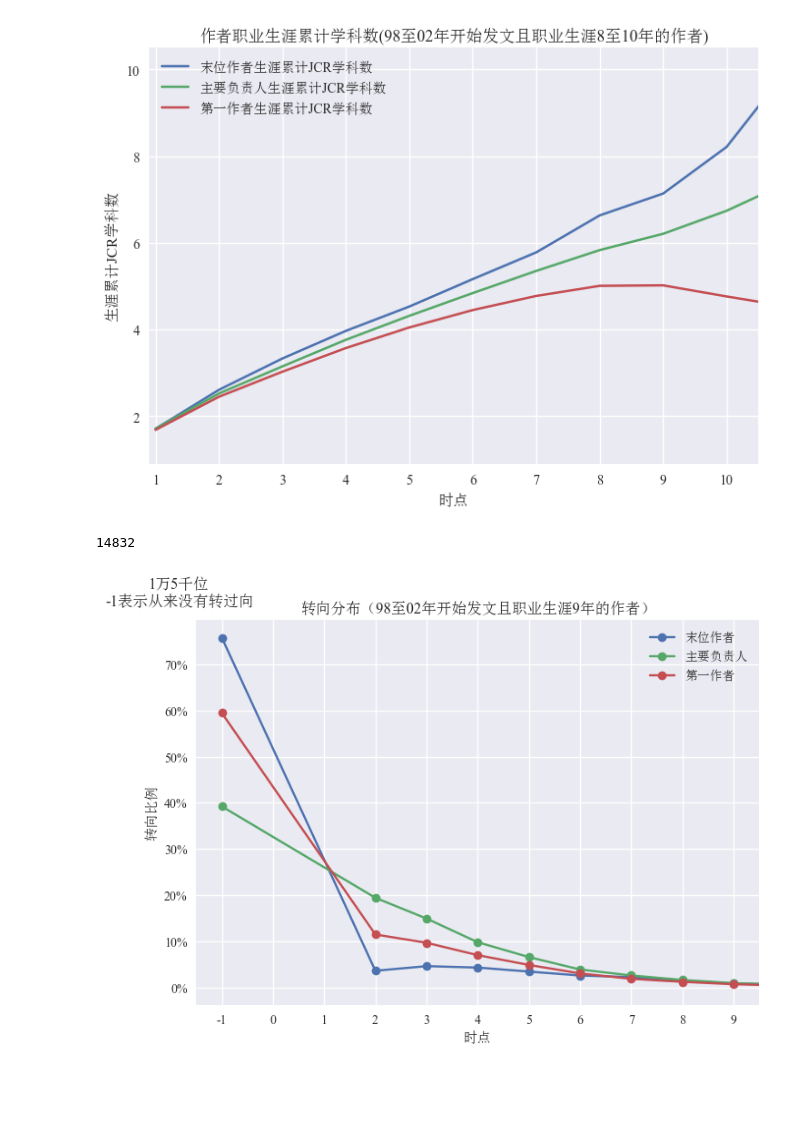
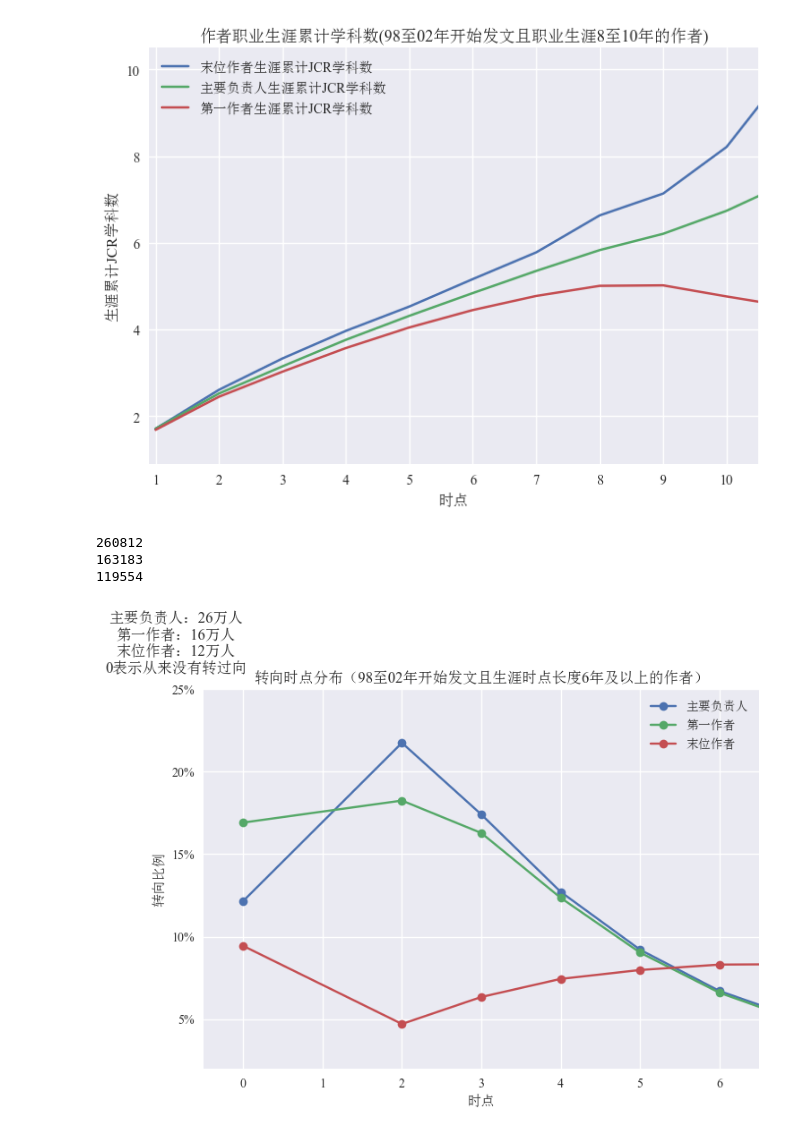
Before and after one commit to jiaweixu98/CrossBoundaryPerspective_InterdisciplinaryResearch, a Jupyter notebook: turningpoint/easyDraw.ipynb, the cells around one changed output. Cells and saved outputs as stored; diff of their text form; code cells hidden in the pictures; blank space fills up the shorter version.

```diff
--- a/turningpoint/easyDraw.ipynb
+++ b/turningpoint/easyDraw.ipynb
@@ -290,36 +290,41 @@ plt.show()
 # %% [output]
 [figure]
 # %%
-KeyBreakthroughCounter98_02_9=pk.load(open('../../DataCrossBoundaryPerspective_InterdisciplinaryResearch/KeyBreakthroughCounter98_02_9.pk', 'rb'))
-FirstBreakthroughCounter98_02_9=pk.load(open('../../DataCrossBoundaryPerspective_InterdisciplinaryResearch/FirstBreakthroughCounter98_02_9.pk', 'rb'))
-LastBreakthroughCounter98_02_9=pk.load(open('../../DataCrossBoundaryPerspective_InterdisciplinaryResearch/LastBreakthroughCounter98_02_9.pk', 'rb'))
+# 真实时间跨度，6年及以上； 98-02年出道
+KeyBreakthroughCounter98_02_True6plus=pk.load(open('../../DataCrossBoundaryPerspective_InterdisciplinaryResearch/KeyBreakthroughCounter98_02_True6plus.pk', 'rb'))
+FirstBreakthroughCounter98_02_True6plus=pk.load(open('../../DataCrossBoundaryPerspective_InterdisciplinaryResearch/FirstBreakthroughCounter98_02_True6plus.pk', 'rb'))
+LastBreakthroughCounter98_02_True6plus=pk.load(open('../../DataCrossBoundaryPerspective_InterdisciplinaryResearch/LastBreakthroughCounter98_02_True6plus.pk', 'rb'))
 
+years1 , KeyNum = zip(*sorted(KeyBreakthroughCounter98_02_True6plus.items()))
+years2 , FirstNum = zip(*sorted(FirstBreakthroughCounter98_02_True6plus.items()))
+years3 , LastNum = zip(*sorted(LastBreakthroughCounter98_02_True6plus.items()))
+print(sum(KeyNum))
+print(sum(FirstNum))
+print(sum(LastNum))
 
-
-years1 , KeyNum = zip(*sorted(KeyBreakthroughCounter98_02_9.items()))
-years2 , FirstNum = zip(*sorted(FirstBreakthroughCounter98_02_9.items()))
-years3 , LastNum = zip(*sorted(LastBreakthroughCounter98_02_9.items()))
-print(sum(KeyNum))
 fig, ax = plt.subplots()
-ax.plot(years3,np.array(LastNum)/14832, label='末位作者', marker='.', markersize=14)
-ax.plot(years1,np.array(KeyNum)/14832, label='主要负责人', marker='.', markersize=14)
-ax.plot(years2,np.array(FirstNum)/14832, label='第一作者', marker='.', markersize=14)
+ax.plot(years1,np.array(KeyNum)/260812, label='主要负责人', marker='.', markersize=14)
+ax.plot(years2,np.array(FirstNum)/163183, label='第一作者', marker='.', markersize=14)
+ax.plot(years3,np.array(LastNum)/119554, label='末位作者', marker='.', markersize=14)
 ax.set(xlabel='时点', ylabel='转向比例',
-       title='转向分布（98至02年开始发文且职业生涯9年的作者）')
+       title='转向时点分布（98至02年开始发文且生涯时点长度6年及以上的作者）')
 ax.yaxis.set_major_formatter(mtick.PercentFormatter(xmax=1.0, decimals=0))
 # plt.ticklabel_format(style='plain')
 
-plt.text(-0.03,1.07,'1万5千位\n-1表示从来没有转过向',
-horizontalalignment='center',verticalalignment='center',
+plt.text(-0.05,1.12,'主要负责人：26万人\n第一作者：16万人\n末位作者：12万人\n0表示从来没有转过向',
+horizontalalignment='center',
+verticalalignment='center',
 transform=ax.transAxes)
-ax.set_xlim(-1.5, 9.5)
-# ax.set_ylim(0, 0.3)
-ax.set_xticks([i for i in range(-1,10,1)])
+ax.set_xlim(-0.5, 6.5)
+ax.set_ylim(0.02, 0.25)
+ax.set_xticks([i for i in range(0,7,1)])
 # ax.set_yticks(np.array([i for i in range(125,410,25)])/100)
 ax.legend()
-fig.savefig("转向时间点分布（98至02年开始发文且职业生涯9年的作者）.png",dpi=300)
+fig.savefig("转向时点分布（98至02年开始发文且生涯时点长度6年及以上的作者）.png",dpi=300)
 plt.show()
 # %% [output]
-14832
+260812
+163183
+119554
-[figure, old version]
+[figure, new version]
 # %%
```
Also changed, not shown: parts of 3 cells of this notebook, 6 other files.
